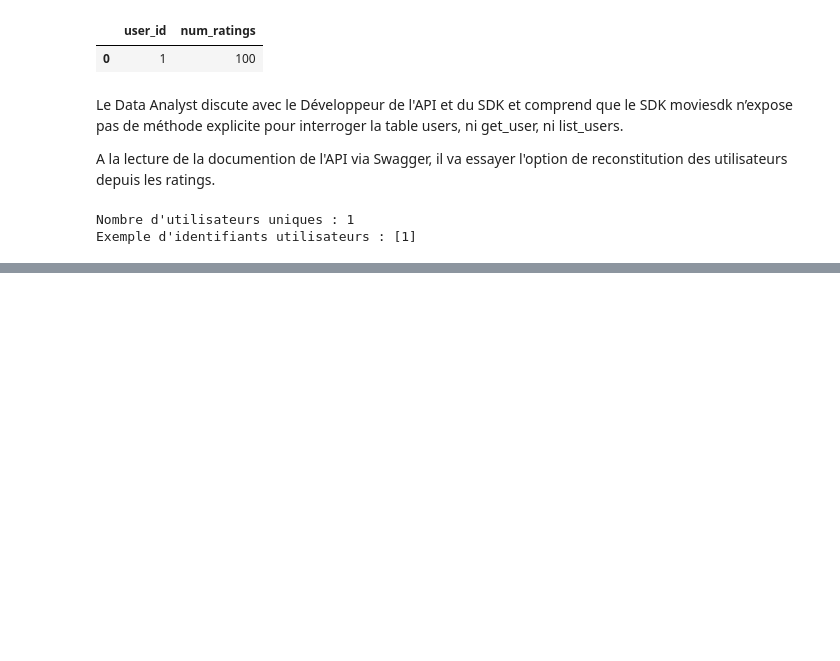
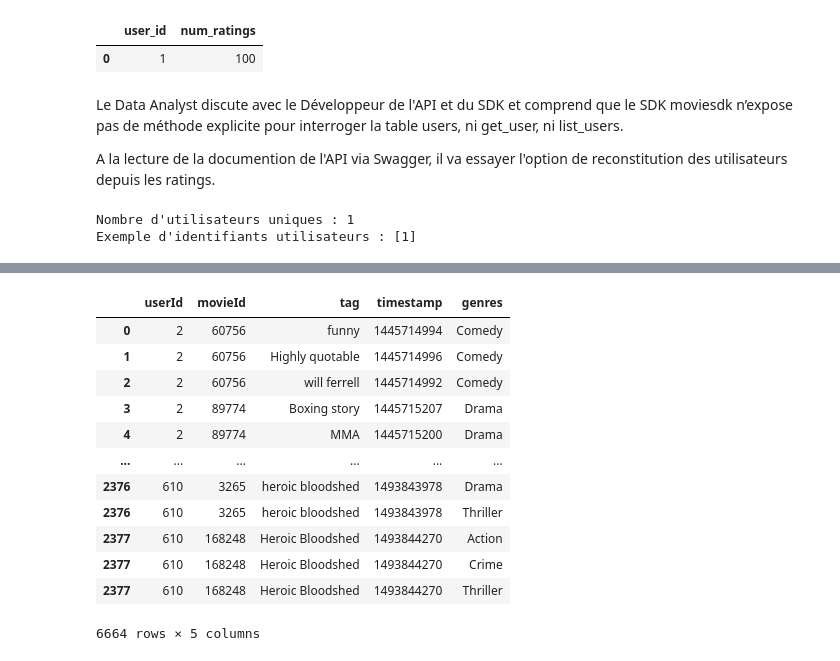
Before and after one commit to JosueAfouda/movielens-analytics, a Jupyter notebook: dataanalysis/movie_data_analysis.ipynb, the cells around one changed output, grey strips where cells are left out. Saved outputs shown, nothing was run; the diff lists cells and outputs as text; code cells hidden in the pictures; blank space fills up the shorter version.

```diff
--- a/dataanalysis/movie_data_analysis.ipynb
+++ b/dataanalysis/movie_data_analysis.ipynb
@@ -135,0 +374,5 @@ Exemple d'identifiants utilisateurs : [1]
+# %%
+# Étape 2 : Identifier les couples (userId, movieId) uniques
+
+user_movie_pairs = high_ratings_df[['userId', 'movieId']].drop_duplicates()
+user_movie_pairs
@@ -135,0 +466,22 @@ Exemple d'identifiants utilisateurs : [1]
+# %%
+# Étape 5 : Agrégation finale : genre ↔ tag ↔ count
+
+# On "explose" les genres s'ils sont séparés par "|"
+tagged_high_ratings['genres'] = tagged_high_ratings['genres'].str.split('|')
+tagged_exploded = tagged_high_ratings.explode('genres')
+
+tagged_exploded
+# %% [output]
+|  | userId | movieId | tag | timestamp | genres |
+| 0 | 2 | 60756 | funny | 1445714994 | Comedy |
+| 1 | 2 | 60756 | Highly quotable | 1445714996 | Comedy |
+| 2 | 2 | 60756 | will ferrell | 1445714992 | Comedy |
+| 3 | 2 | 89774 | Boxing story | 1445715207 | Drama |
+| 4 | 2 | 89774 | MMA | 1445715200 | Drama |
+| ... | ... | ... | ... | ... | ... |
+| 2376 | 610 | 3265 | heroic bloodshed | 1493843978 | Drama |
+| 2376 | 610 | 3265 | heroic bloodshed | 1493843978 | Thriller |
+| 2377 | 610 | 168248 | Heroic Bloodshed | 1493844270 | Action |
+| 2377 | 610 | 168248 | Heroic Bloodshed | 1493844270 | Crime |
+| 2377 | 610 | 168248 | Heroic Bloodshed | 1493844270 | Thriller |
+6664 rows × 5 columns
```
Also changed, not shown: parts of 19 cells of this notebook.
